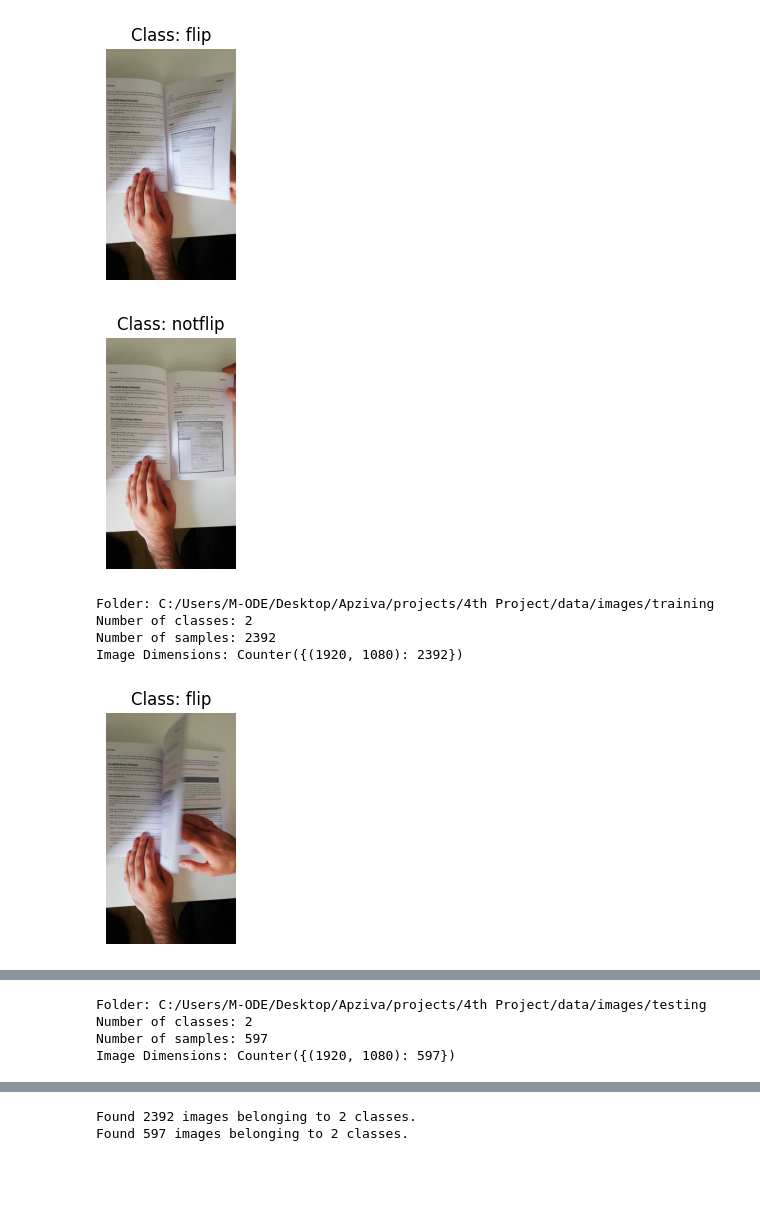
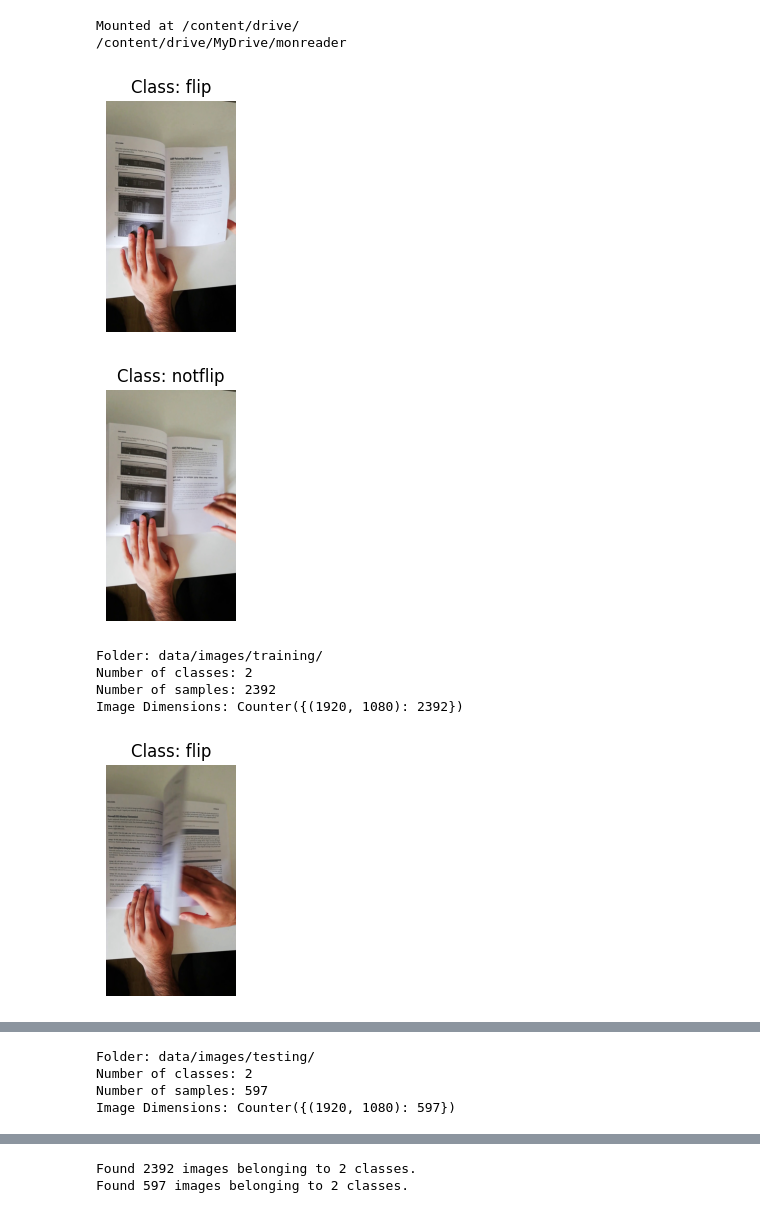
Before and after one commit to m-odeh/FlipScan-AI, a Jupyter notebook: notebooks/Untitled.ipynb, the cells around one changed output, grey strips where cells are left out. Cells and saved outputs as stored; diff of their text form; code cells hidden in the pictures; blank space fills up the shorter version.

```diff
--- a/notebooks/Untitled.ipynb
+++ b/notebooks/Untitled.ipynb
@@ -1,13 +1,27 @@
+# %%
+#mount drive and list dir
+
+#mount google drive
+from google.colab import drive
+drive.mount('/content/drive/')
+
+# set path for directory
+%cd drive/MyDrive/monreader
+# %% [output]
+Mounted at /content/drive/
+/content/drive/MyDrive/monreader
+# %%
+#data_dir='C:/Users/M-ODE/Desktop/Apziva/projects/4th Project/data/images/'
+training_dir='data/images/training/'
+testing_dir='data/images/testing/'
 # %%
+# Data
 import os
 import cv2
 import numpy as np
 import matplotlib.pyplot as plt
 from collections import Counter
 
-# Define the paths to your training and testing folders
-train_folder = 'C:/Users/M-ODE/Desktop/Apziva/projects/4th Project/data/images/training'
-test_folder = 'C:/Users/M-ODE/Desktop/Apziva/projects/4th Project/data/images/testing'
 
 # Function to gather statistics and display sample images
 def stats_and_display(folder):
@@ -20,44 +34,44 @@ def stats_and_display(folder):
         class_path = os.path.join(folder, class_name)
         samples = os.listdir(class_path)
 
         num_samples += len(samples)
 
         for i, sample_name in enumerate(samples):
             sample_path = os.path.join(class_path, sample_name)
 
             # Load image
             image = cv2.imread(sample_path)
             dimensions.append(image.shape[:2])  # 2D images
 
             # Display the first image in each class
             if i == 0:
                 plt.figure(figsize=(3, 3))
                 plt.imshow(cv2.cvtColor(image, cv2.COLOR_BGR2RGB))
                 plt.title(f"Class: {class_name}")
                 plt.axis('off')
                 plt.show()
 
     # Display stats
     print(f"Folder: {folder}")
     print(f"Number of classes: {len(classes)}")
     print(f"Number of samples: {num_samples}")
     print(f"Image Dimensions: {Counter(dimensions)}")
 
 # Gather statistics and display samples from the training data
-stats_and_display(train_folder)
+stats_and_display(training_dir)
 
 # Gather statistics and display samples from the testing data
-stats_and_display(test_folder)
+stats_and_display(testing_dir)
 # %% [output]
-[figure, old version]
+[figure, new version]
-[figure, old version]
+[figure, new version]
-Folder: C:/Users/M-ODE/Desktop/Apziva/projects/4th Project/data/images/training
+Folder: data/images/training/
 Number of classes: 2
 Number of samples: 2392
 Image Dimensions: Counter({(1920, 1080): 2392})
 [figure]
 [figure]
-Folder: C:/Users/M-ODE/Desktop/Apziva/projects/4th Project/data/images/testing
+Folder: data/images/testing/
 Number of classes: 2
 Number of samples: 597
 Image Dimensions: Counter({(1920, 1080): 597})
```
Also changed, not shown: parts of 12 cells of this notebook.
